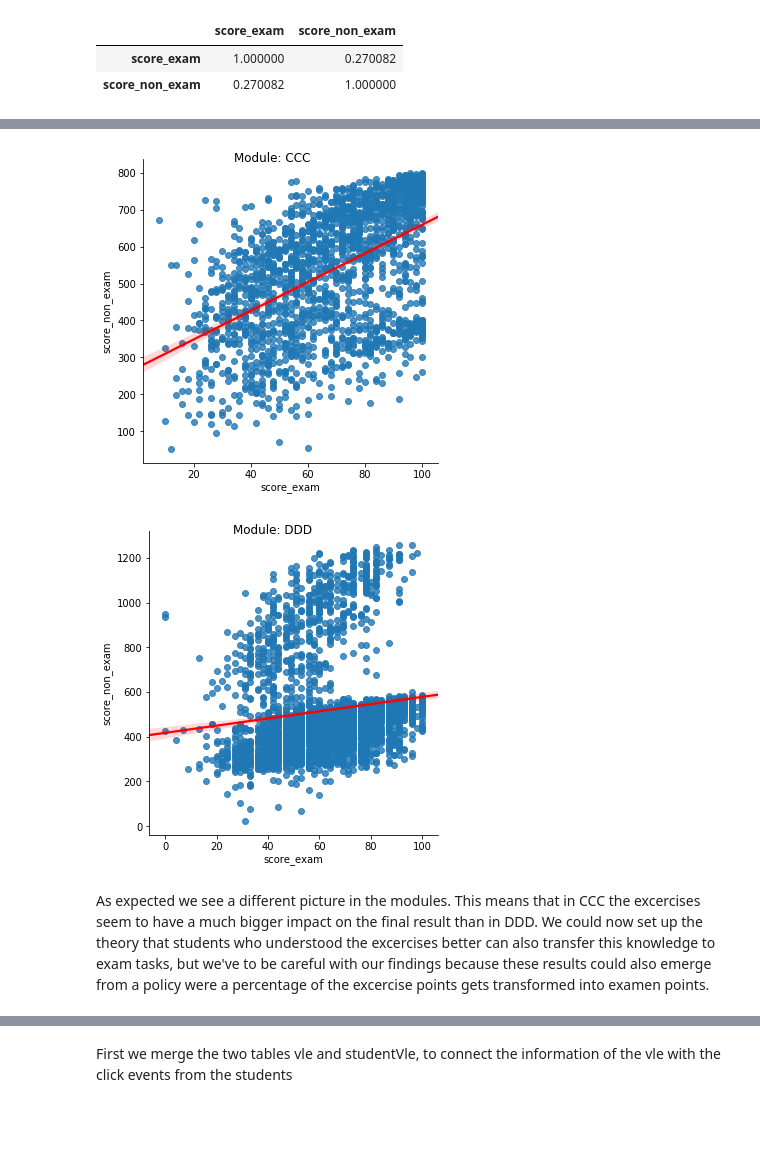
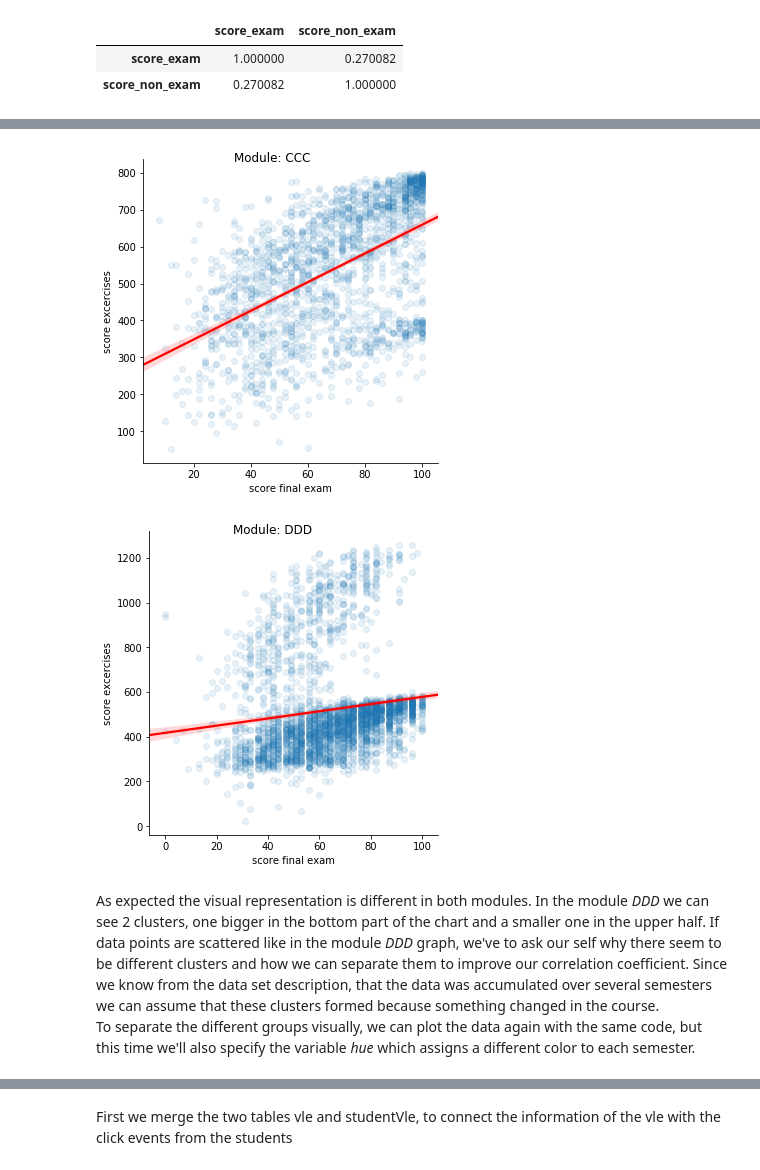
Before and after one commit to ohneBohne/BA-Data-Analytics-OULAD, a Jupyter notebook: OULAD_analysis.ipynb, the cells around one changed output, grey strips where cells are left out. Saved outputs shown, nothing was run; the diff lists cells and outputs as text; code cells hidden in the pictures; blank space fills up the shorter version.

```diff
--- a/OULAD_analysis.ipynb
+++ b/OULAD_analysis.ipynb
@@ -4,12 +4,12 @@ Download Data from https://analyse.kmi.open.ac.uk/open_dataset and save it to th
 # %%
 import pandas as pd
 
-studentRegistration = pd.read_csv(filepath_or_buffer='..//OULAD//studentRegistration.csv', sep=',')
-assessments = pd.read_csv(filepath_or_buffer='..//OULAD//assessments.csv', sep=',')
-courses = pd.read_csv(filepath_or_buffer='..//OULAD//courses.csv', sep=',')
-studentAssessment = pd.read_csv(filepath_or_buffer='..//OULAD//studentAssessment.csv', sep=',')
-studentRegistration = pd.read_csv(filepath_or_buffer='..//OULAD//studentRegistration.csv', sep=',')
-studentVle = pd.read_csv(filepath_or_buffer='..//OULAD//studentVle.csv', sep=',')
-vle = pd.read_csv(filepath_or_buffer='..//OULAD//vle.csv', sep=',')
-studentInfo = pd.read_csv(filepath_or_buffer='..//OULAD//studentInfo.csv', sep=',')
+studentRegistration = pd.read_csv(filepath_or_buffer='..//..//OULAD//studentRegistration.csv', sep=',')
+assessments = pd.read_csv(filepath_or_buffer='..//..//OULAD//assessments.csv', sep=',')
+courses = pd.read_csv(filepath_or_buffer='..//..//OULAD//courses.csv', sep=',')
+studentAssessment = pd.read_csv(filepath_or_buffer='..//..//OULAD//studentAssessment.csv', sep=',')
+studentRegistration = pd.read_csv(filepath_or_buffer='..//..//OULAD//studentRegistration.csv', sep=',')
+studentVle = pd.read_csv(filepath_or_buffer='..//..//OULAD//studentVle.csv', sep=',')
+vle = pd.read_csv(filepath_or_buffer='..//..//OULAD//vle.csv', sep=',')
+studentInfo = pd.read_csv(filepath_or_buffer='..//..//OULAD//studentInfo.csv', sep=',')
 # %% [markdown]
@@ -178,4 +185,0 @@ With 'assessment_eval.code_module.unique()' we get a list of the distinct code_m
-# %%
-for code_module in assessment_eval.code_module.unique():
-    print('Module: ' + code_module)
-    print(assessment_eval[['score_exam', 'score_non_exam']][assessment_eval.code_module == code_module].corr())
@@ -193,12 +205,14 @@ In the output above we can see that the PPMCC diverges notably in the two module
 # %%
 for code_module in assessment_eval.code_module.unique():
-    scatter_plot = sns.lmplot(x='score_exam',y='score_non_exam', \
+    scatter_plot = sns.lmplot(x='score_exam',y='score_non_exam', scatter_kws={'alpha':0.1},\
                               data=assessment_eval[assessment_eval.code_module==code_module],\
-                              fit_reg=True, line_kws={'color': 'red'})
+                              fit_reg=True, line_kws={'color': 'red'}).set(xlabel='score final exam',\
+                                                        ylabel='score excercises')
     fig = scatter_plot.fig
     fig.suptitle("Module: {}".format(code_module), fontsize=12)
 # %% [output]
-[figure, old version]
+[figure, new version]
-[figure, old version]
+[figure, new version]
-# %% [markdown]
-As expected we see a different picture in the modules. This means that in CCC the excercises seem to have a much bigger impact on the final result than in DDD. We could now set up the theory that students who understood the excercises better can also transfer this knowledge to exam tasks, but we've to be careful with our findings because these results could also emerge from a policy were a percentage of the excercise points gets transformed into examen points.
+# %% [markdown]
+As expected the visual representation is different in both modules. In the module _DDD_ we can see 2 clusters, one bigger in the bottom part of the chart and a smaller one in the upper half. If data points are scattered like in the module _DDD_ graph, we've to ask our self why there seem to be different clusters and how we can separate them to improve our correlation coefficient. Since we know from the data set description, that the data was accumulated over several semesters we can assume that these clusters formed because something changed in the course. <br>
+To separate the different groups visually, we can plot the data again with the same code, but this time we'll also specify the variable _hue_ which assigns a different color to each semester.
```
Also changed, not shown: parts of 73 cells of this notebook, 1 other file.
